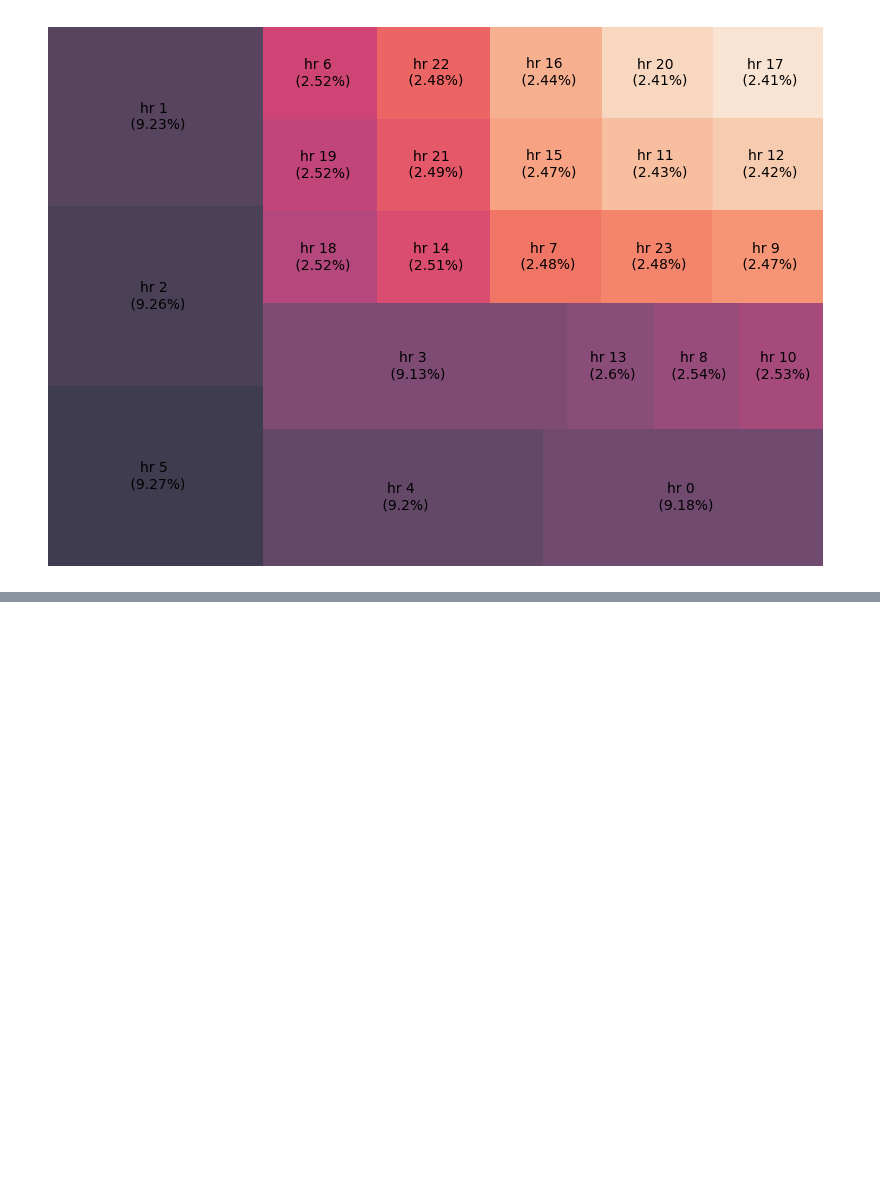
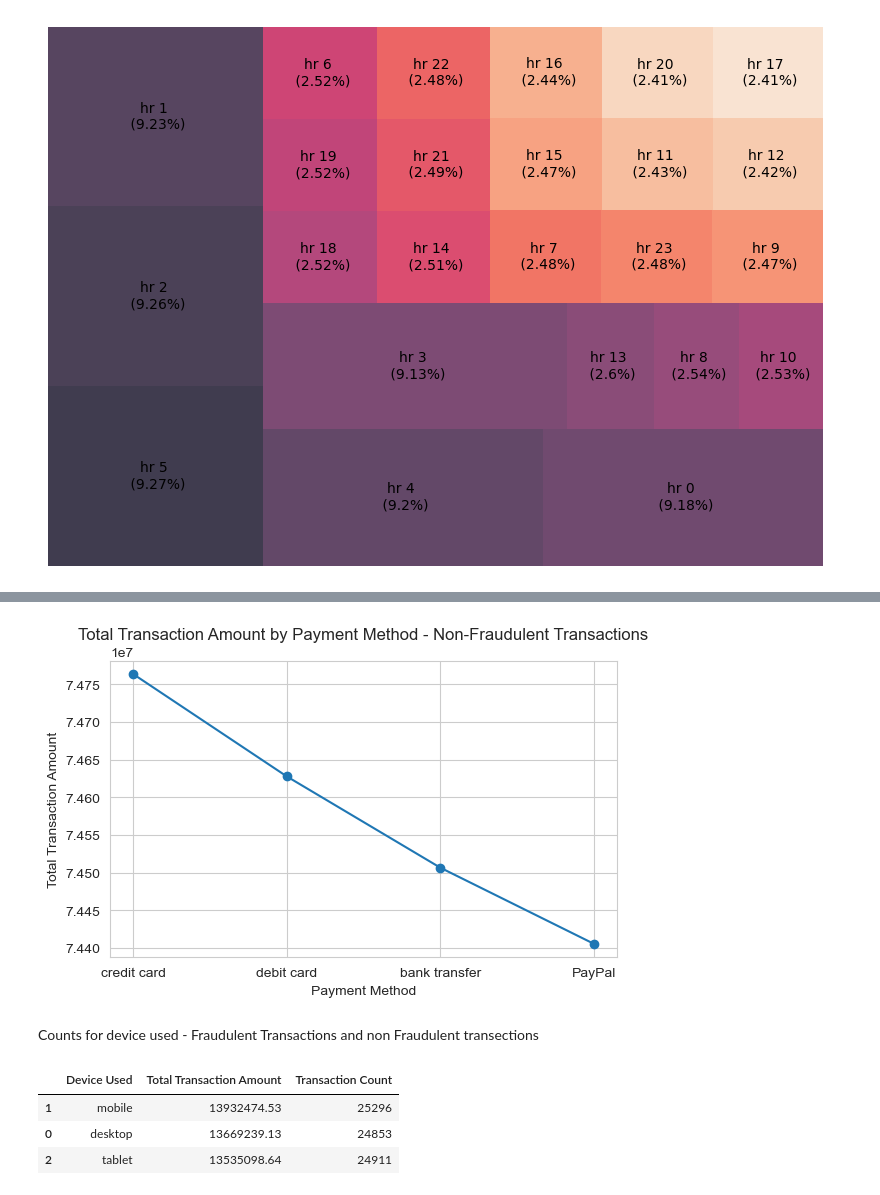
Before and after one commit to muneebsamad/project-1, a Jupyter notebook: new.ipynb, the cells around one changed output, grey strips where cells are left out. Drawn from its saved outputs; the diff is of its cells as text; code cells hidden in the pictures; blank space fills up the shorter version.

```diff
--- a/new.ipynb
+++ b/new.ipynb
@@ -221,0 +490,17 @@ plt.show()
+# %%
+# Group the fraudulent transactions by 'Payment Method'
+non_grouped_transactions = non_Fraud_columns_data.groupby('Payment Method')
+
+# Calculate the sum of transaction amounts and count of transaction IDs for each payment method
+non_summary = non_grouped_transactions.agg({'Transaction Amount': 'sum', 'Transaction ID': 'count'}).reset_index()
+
+# Rename columns for clarity
+non_summary.rename(columns={'Transaction ID': 'Transaction Count', 'Transaction Amount': 'Total Transaction Amount'}, inplace=True)
+
+# Sort the summary data from highest to lowest based on the total transaction amount
+non_summary_sorted = non_summary.sort_values(by='Total Transaction Amount', ascending=False)
+
+print("Toal transection amount for Payment Method - Non-Fraudulent Transactions:\n")
+
+# Display the sorted summary
+non_summary_sorted
@@ -221,0 +514,43 @@ plt.show()
+# %%
+import matplotlib.pyplot as plt
+
+# Set the figure size
+plt.figure(figsize=(6, 4))
+
+# Plot the line chart
+plt.plot(non_summary_sorted['Payment Method'], non_summary_sorted['Total Transaction Amount'], marker='o')
+
+# Add labels and title
+plt.title('Total Transaction Amount by Payment Method - Non-Fraudulent Transactions')
+plt.xlabel('Payment Method')
+plt.ylabel('Total Transaction Amount')
+plt.xticks(rotation=0)
+
+# Show the plot
+plt.grid(True)
+plt.tight_layout()
+plt.show()
+# %% [output]
+[figure, added]
+# %% [markdown]
+Counts for device used - Fraudulent Transactions and non Fraudulent transections
+# %%
+# Group the fraudulent transactions by 'Device Used'
+grouped_transactions = Fraud_columns_data.groupby('Device Used')
+
+# Calculate the sum of transaction amounts and count of transaction IDs for each device used
+summary = grouped_transactions.agg({'Transaction Amount': 'sum', 'Transaction ID': 'count'}).reset_index()
+
+# Rename columns for clarity
+summary.rename(columns={'Transaction ID': 'Transaction Count', 'Transaction Amount': 'Total Transaction Amount'}, inplace=True)
+
+# Sort the summary data from highest to lowest based on the total transaction amount
+summary_sorted = summary.sort_values(by='Total Transaction Amount', ascending=False)
+
+# Display the sorted summary
+summary_sorted
+# %% [output]
+|  | Device Used | Total Transaction Amount | Transaction Count |
+| 1 | mobile | 13932474.53 | 25296 |
+| 0 | desktop | 13669239.13 | 24853 |
+| 2 | tablet | 13535098.64 | 24911 |
```
Also changed, not shown: parts of 29 cells of this notebook.
